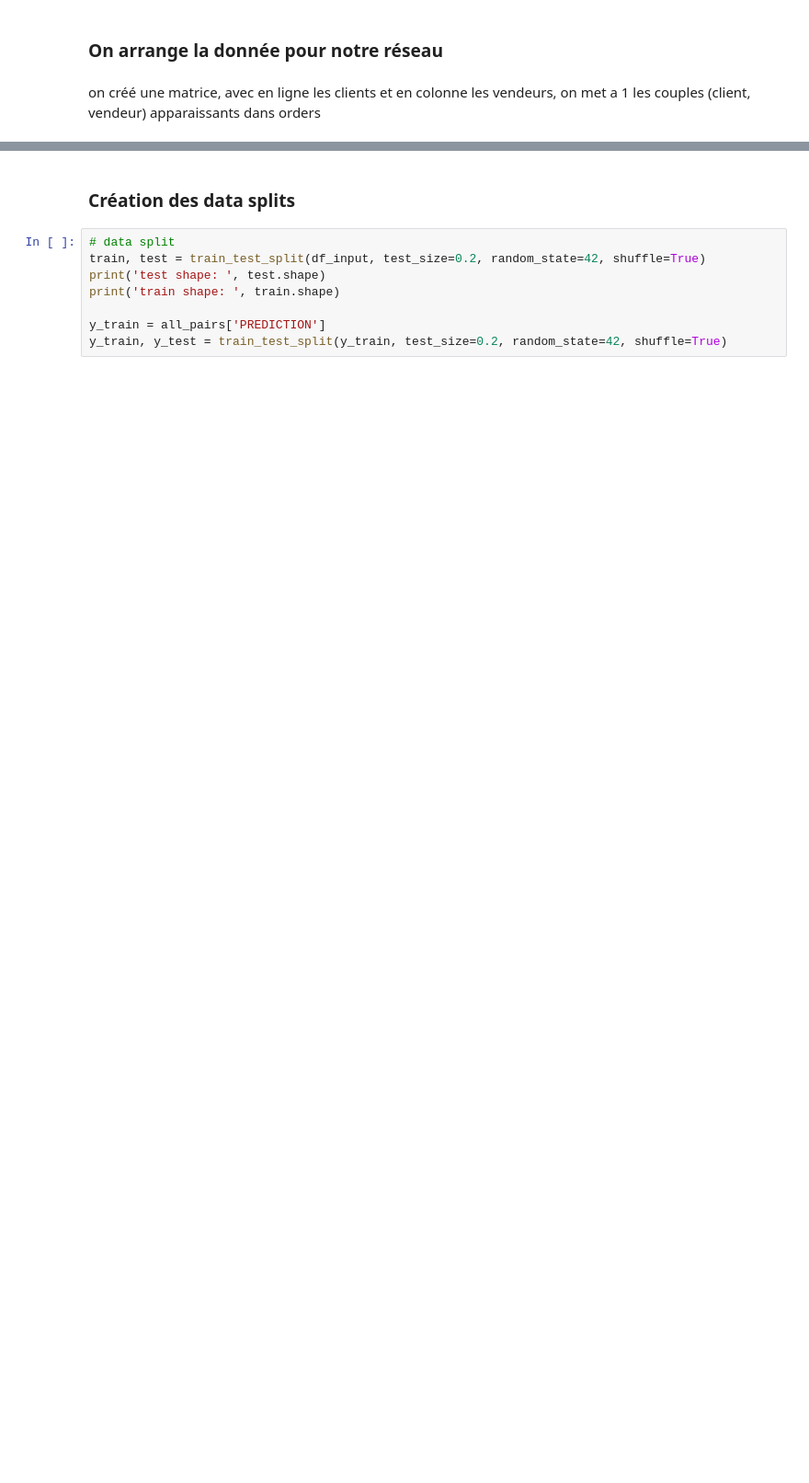
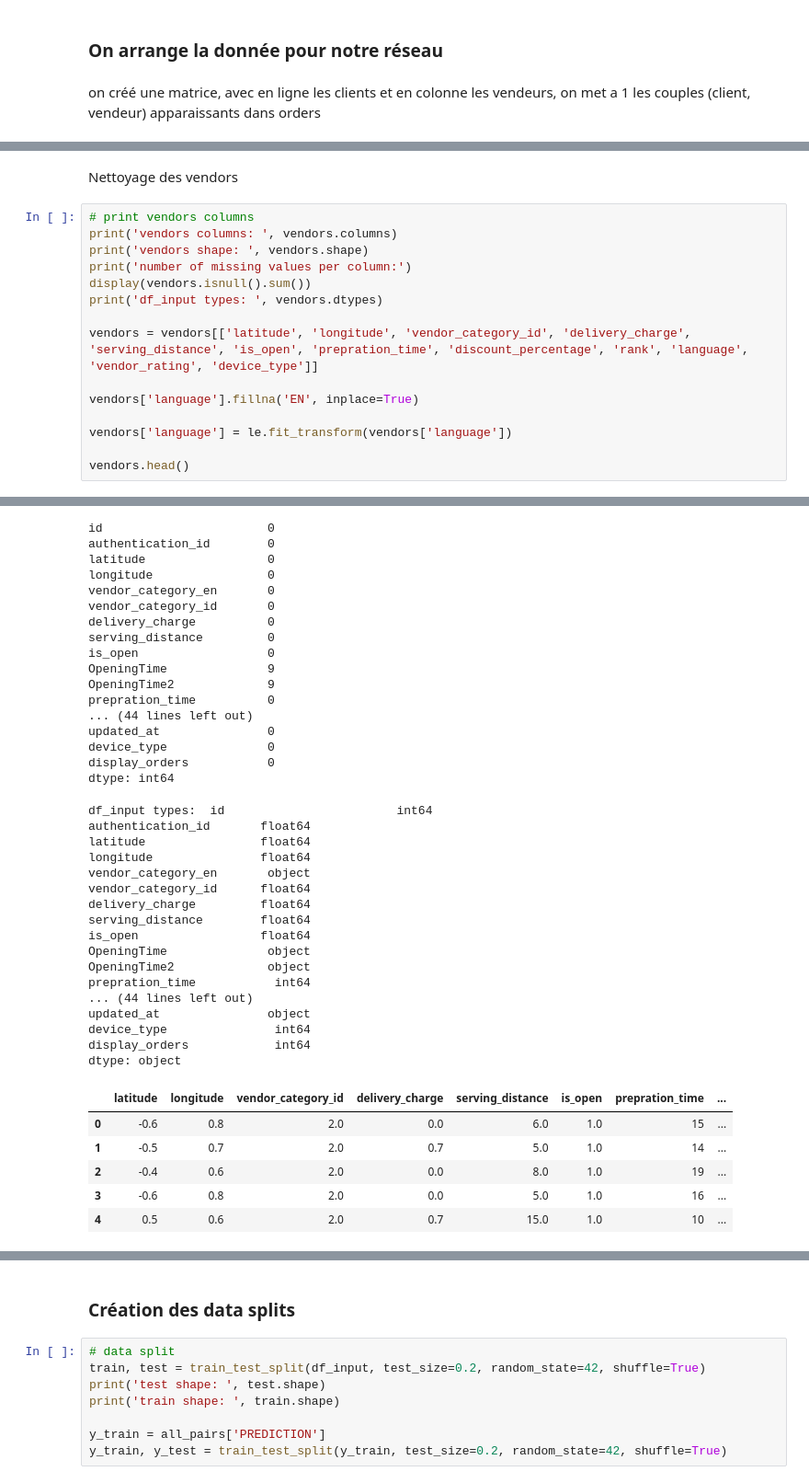
Before and after one commit to pili27/rema, a Jupyter notebook: FinalProject_Notebook.ipynb, the cells around one changed output, grey strips where cells are left out. Shown: that part at 92% size. Saved outputs shown, nothing was run; the diff lists cells and outputs as text; blank space fills up the shorter version.

```diff
--- a/FinalProject_Notebook.ipynb
+++ b/FinalProject_Notebook.ipynb
@@ -361,0 +241,18 @@ df_input shape:  (160284, 11)
+# %% [markdown]
+Nettoyage des vendors
+# %%
+# print vendors columns
+print('vendors columns: ', vendors.columns)
+print('vendors shape: ', vendors.shape)
+print('number of missing values per column:')
+display(vendors.isnull().sum())
+print('df_input types: ', vendors.dtypes)
+
+vendors = vendors[['latitude', 'longitude', 'vendor_category_id', 'delivery_charge', 'serving_distance', 'is_open', 'prepration_time', 'discount_percentage', 'rank', 'language', 'vendor_rating', 'device_type']]
+
+vendors['language'].fillna('EN', inplace=True)
+
+vendors['language'] = le.fit_transform(vendors['language'])
+
+vendors.head()
+# %% [output]
@@ -361,0 +276,40 @@ df_input shape:  (160284, 11)
+id                       0
+authentication_id        0
+latitude                 0
+longitude                0
+vendor_category_en       0
+vendor_category_id       0
+delivery_charge          0
+serving_distance         0
+is_open                  0
+OpeningTime              9
+OpeningTime2             9
+prepration_time          0
+... (44 lines left out)
+updated_at               0
+device_type              0
+display_orders           0
+dtype: int64
+df_input types:  id                        int64
+authentication_id       float64
+latitude                float64
+longitude               float64
+vendor_category_en       object
+vendor_category_id      float64
+delivery_charge         float64
+serving_distance        float64
+is_open                 float64
+OpeningTime              object
+OpeningTime2             object
+prepration_time           int64
+... (44 lines left out)
+updated_at               object
+device_type               int64
+display_orders            int64
+dtype: object
+|  | latitude | longitude | vendor_category_id | delivery_charge | serving_distance | is_open | prepration_time | ... |
+| 0 | -0.6 | 0.8 | 2.0 | 0.0 | 6.0 | 1.0 | 15 | ... |
+| 1 | -0.5 | 0.7 | 2.0 | 0.7 | 5.0 | 1.0 | 14 | ... |
+| 2 | -0.4 | 0.6 | 2.0 | 0.0 | 8.0 | 1.0 | 19 | ... |
+| 3 | -0.6 | 0.8 | 2.0 | 0.0 | 5.0 | 1.0 | 16 | ... |
+| 4 | 0.5 | 0.6 | 2.0 | 0.7 | 15.0 | 1.0 | 10 | ... |
```
Also changed, not shown: parts of 15 cells of this notebook.
